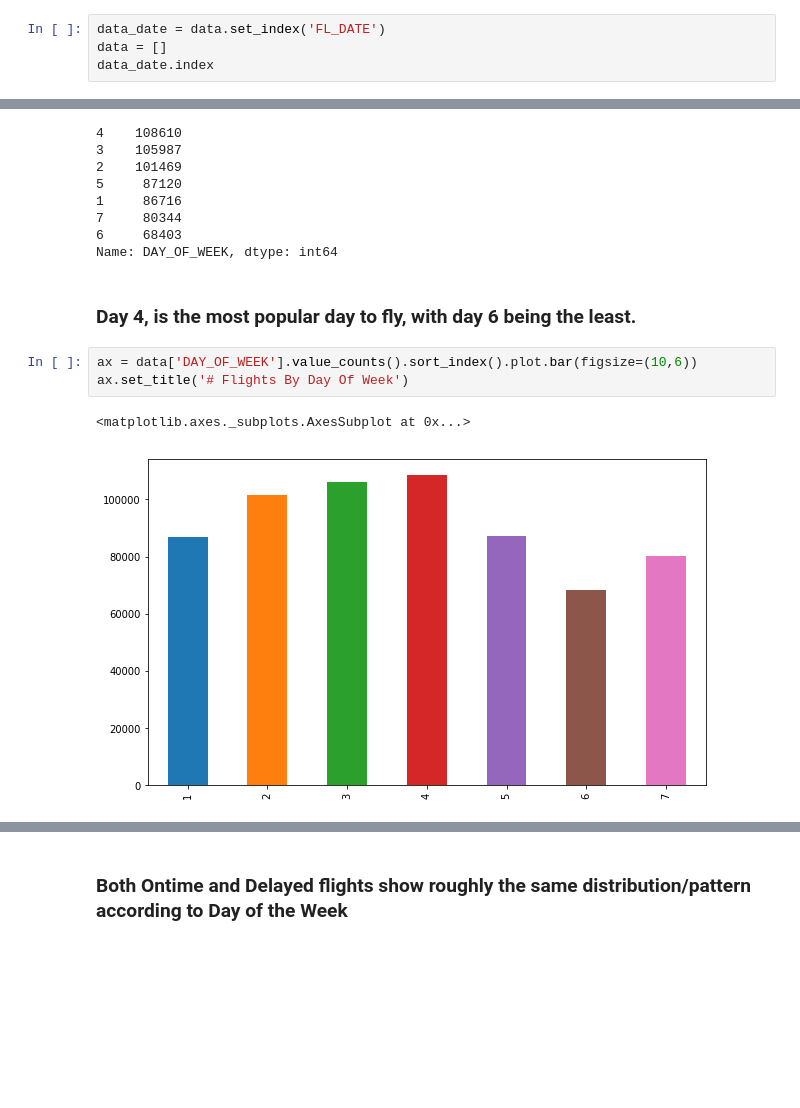
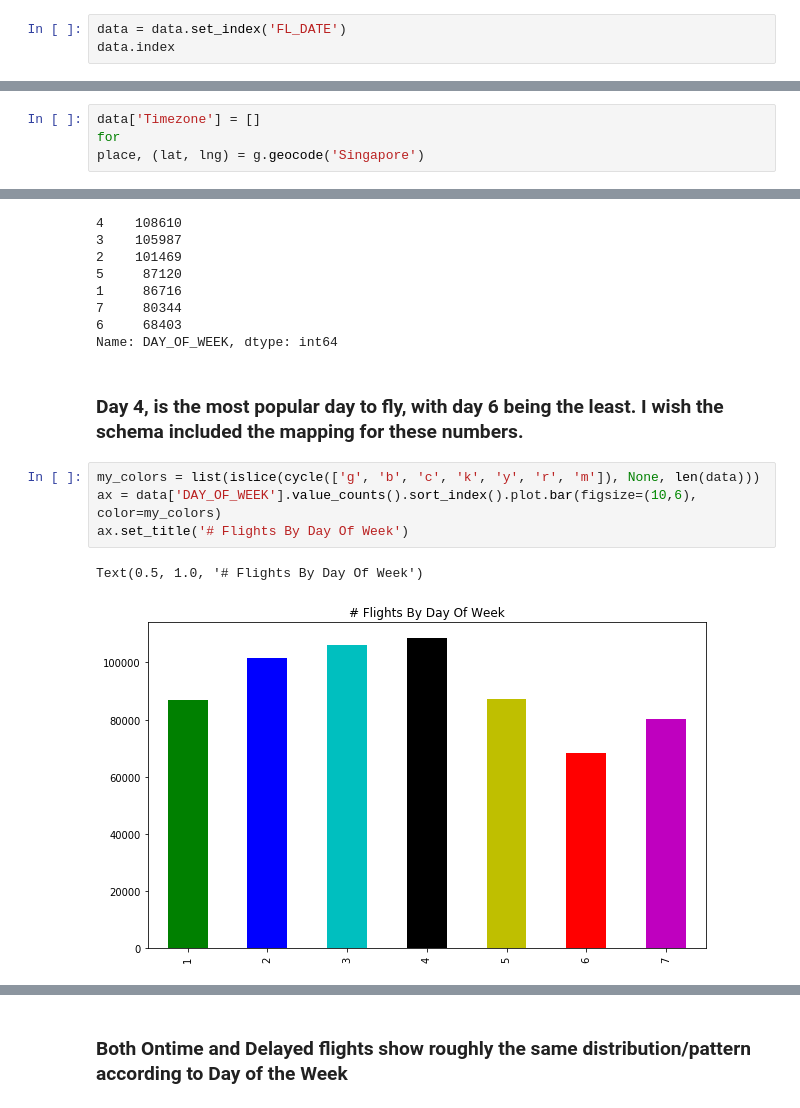
Before and after one commit to mattkeeran/GTRI_ICL_Datasets, a Jupyter notebook: Ontime Flight Data for January.ipynb, the cells around one changed output, grey strips where cells are left out. Cells and saved outputs as stored; diff of their text form; blank space fills up the shorter version.

```diff
--- a/Ontime Flight Data for January.ipynb
+++ b/Ontime Flight Data for January.ipynb
@@ -362,9 +402,8 @@ len(data[(data['CARRIER_DELAY'] == 0) & (data['WEATHER_DELAY'] == 0.0) & (data['
 ---
 ## Creating a Datetime Index
 # %%
-data_date = data.set_index('FL_DATE')
-data = []
-data_date.index
+data = data.set_index('FL_DATE')
+data.index
 # %% [output]
 Index(['2019-01-19', '2019-01-20', '2019-01-21', '2019-01-22', '2019-01-23',
        '2019-01-24', '2019-01-25', '2019-01-26', '2019-01-27', '2019-01-28',
@@ -428 +522,5 @@ len(data_date[data_date['DEP_DELAY'] >= 15])
+# %%
+data['Timezone'] = []
+for
+place, (lat, lng) = g.geocode('Singapore')
 # %%
@@ -656,11 +776,12 @@ data['DAY_OF_WEEK'].value_counts()
 6     68403
 Name: DAY_OF_WEEK, dtype: int64
 # %% [markdown]
-### Day 4, is the most popular day to fly, with day 6 being the least.
+### Day 4, is the most popular day to fly, with day 6 being the least. I wish the schema included the mapping for these numbers.
 # %%
-ax = data['DAY_OF_WEEK'].value_counts().sort_index().plot.bar(figsize=(10,6))
+my_colors = list(islice(cycle(['g', 'b', 'c', 'k', 'y', 'r', 'm']), None, len(data)))
+ax = data['DAY_OF_WEEK'].value_counts().sort_index().plot.bar(figsize=(10,6), color=my_colors)
 ax.set_title('# Flights By Day Of Week')
 # %% [output]
-<matplotlib.axes._subplots.AxesSubplot at 0x...>
+Text(0.5, 1.0, '# Flights By Day Of Week')
-[figure, old version]
+[figure, new version]
 # %%
```
Also changed, not shown: parts of 84 cells of this notebook, 33 other files.
